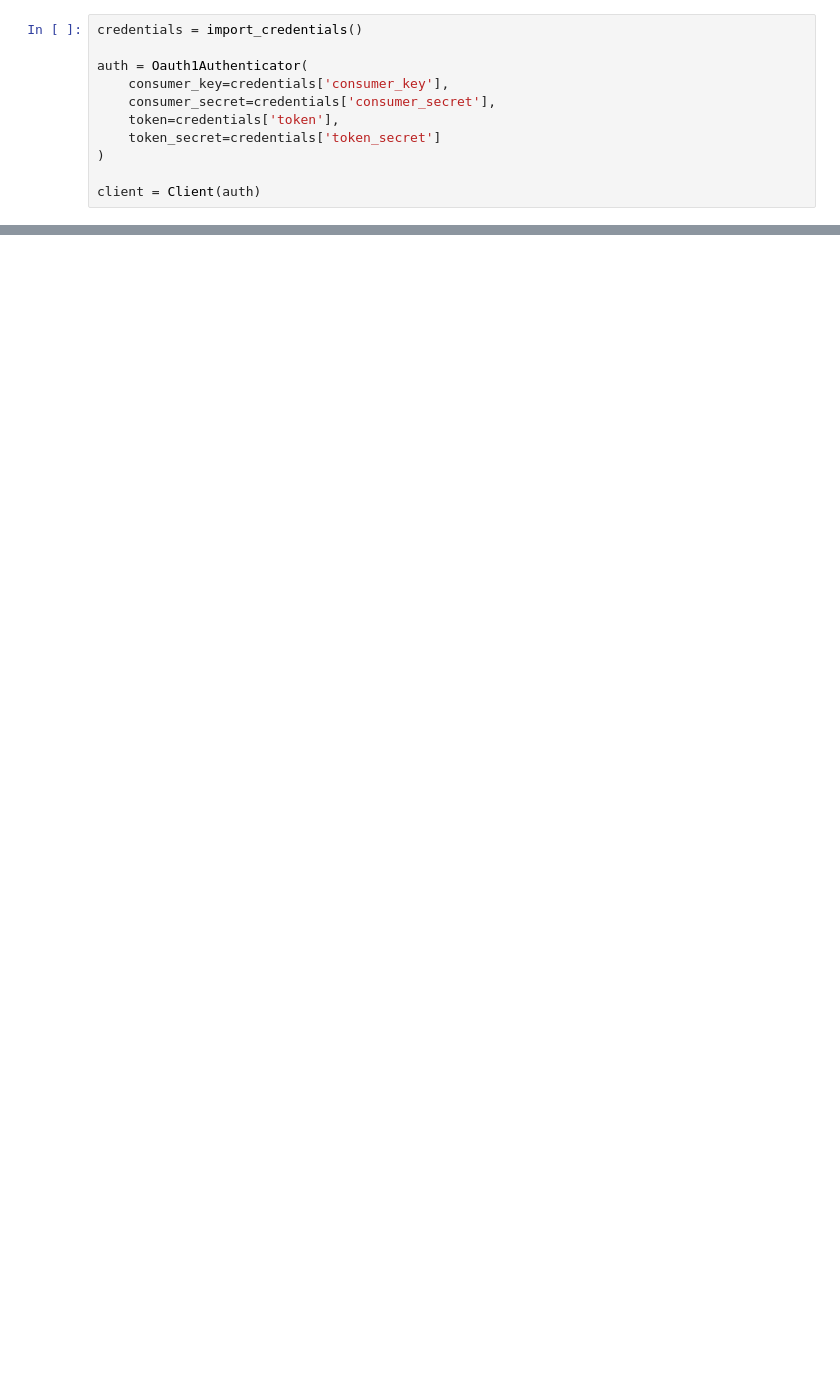
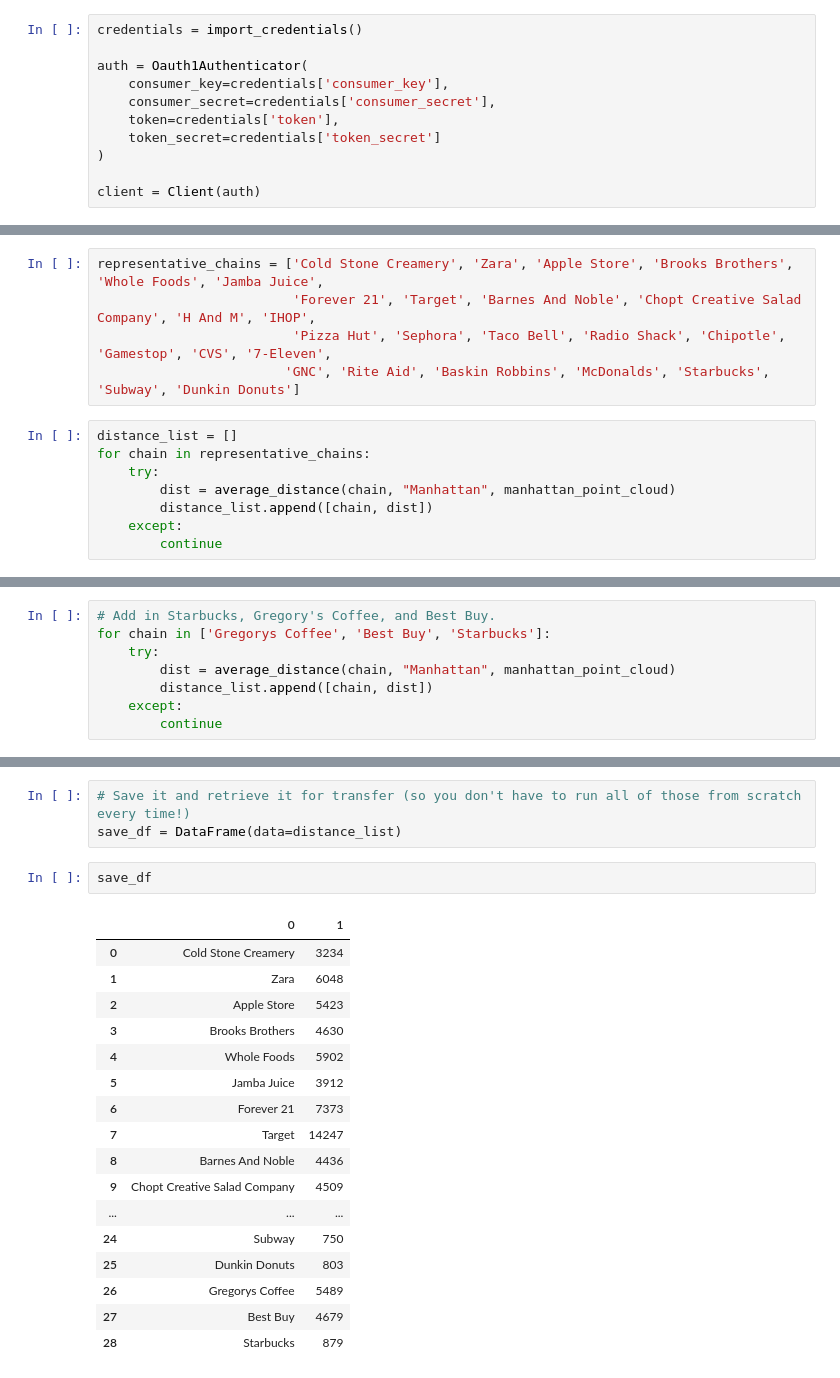
Before and after one commit to ResidentMario/chain-incidence, a Jupyter notebook: chain-incidence.ipynb, the cells around one changed output, grey strips where cells are left out. Saved outputs shown, nothing was run; the diff lists cells and outputs as text; blank space fills up the shorter version.

```diff
--- a/chain-incidence.ipynb
+++ b/chain-incidence.ipynb
@@ -305,0 +357,13 @@ Ended `fetch_businesses()` on: http://www.yelp.com/biz/bibble-and-sip-new-york-3
+# %%
+representative_chains = ['Cold Stone Creamery', 'Zara', 'Apple Store', 'Brooks Brothers', 'Whole Foods', 'Jamba Juice',
+                         'Forever 21', 'Target', 'Barnes And Noble', 'Chopt Creative Salad Company', 'H And M', 'IHOP',
+                         'Pizza Hut', 'Sephora', 'Taco Bell', 'Radio Shack', 'Chipotle', 'Gamestop', 'CVS', '7-Eleven',
+                        'GNC', 'Rite Aid', 'Baskin Robbins', 'McDonalds', 'Starbucks', 'Subway', 'Dunkin Donuts']
+# %%
+distance_list = []
+for chain in representative_chains:
+    try:
+        dist = average_distance(chain, "Manhattan", manhattan_point_cloud)
+        distance_list.append([chain, dist])
+    except:
+        continue
@@ -305,0 +388,8 @@ Ended `fetch_businesses()` on: http://www.yelp.com/biz/bibble-and-sip-new-york-3
+# %%
+# Add in Starbucks, Gregory's Coffee, and Best Buy.
+for chain in ['Gregorys Coffee', 'Best Buy', 'Starbucks']:
+    try:
+        dist = average_distance(chain, "Manhattan", manhattan_point_cloud)
+        distance_list.append([chain, dist])
+    except:
+        continue
@@ -305,0 +420,23 @@ Ended `fetch_businesses()` on: http://www.yelp.com/biz/bibble-and-sip-new-york-3
+# %%
+# Save it and retrieve it for transfer (so you don't have to run all of those from scratch every time!)
+save_df = DataFrame(data=distance_list)
+# %%
+save_df
+# %% [output]
+|  | 0 | 1 |
+| 0 | Cold Stone Creamery | 3234 |
+| 1 | Zara | 6048 |
+| 2 | Apple Store | 5423 |
+| 3 | Brooks Brothers | 4630 |
+| 4 | Whole Foods | 5902 |
+| 5 | Jamba Juice | 3912 |
+| 6 | Forever 21 | 7373 |
+| 7 | Target | 14247 |
+| 8 | Barnes And Noble | 4436 |
+| 9 | Chopt Creative Salad Company | 4509 |
+| ... | ... | ... |
+| 24 | Subway | 750 |
+| 25 | Dunkin Donuts | 803 |
+| 26 | Gregorys Coffee | 5489 |
+| 27 | Best Buy | 4679 |
+| 28 | Starbucks | 879 |
```
Also changed, not shown: parts of 14 cells of this notebook, 16 other files.
